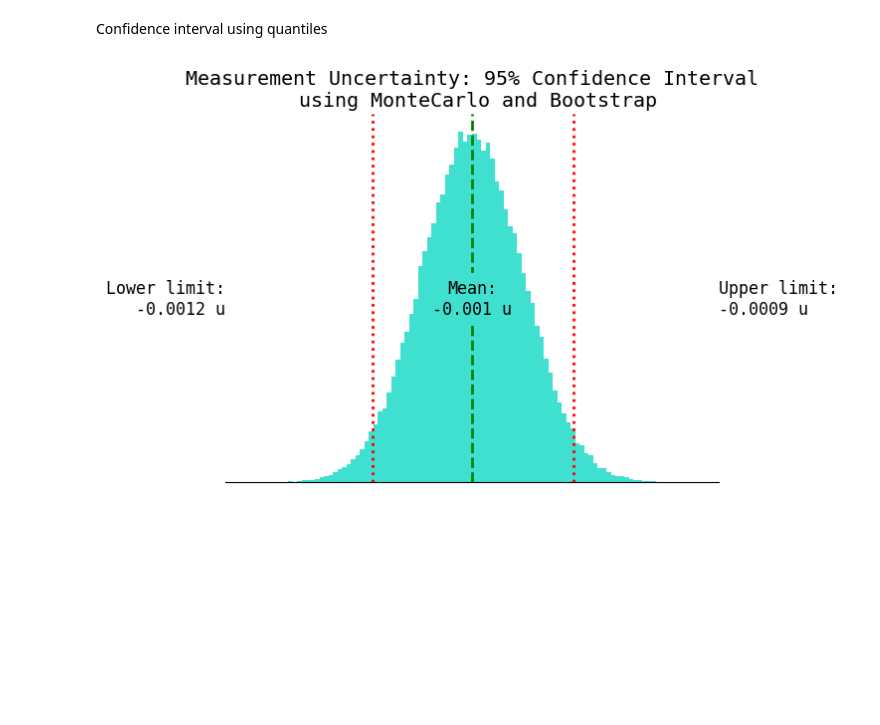
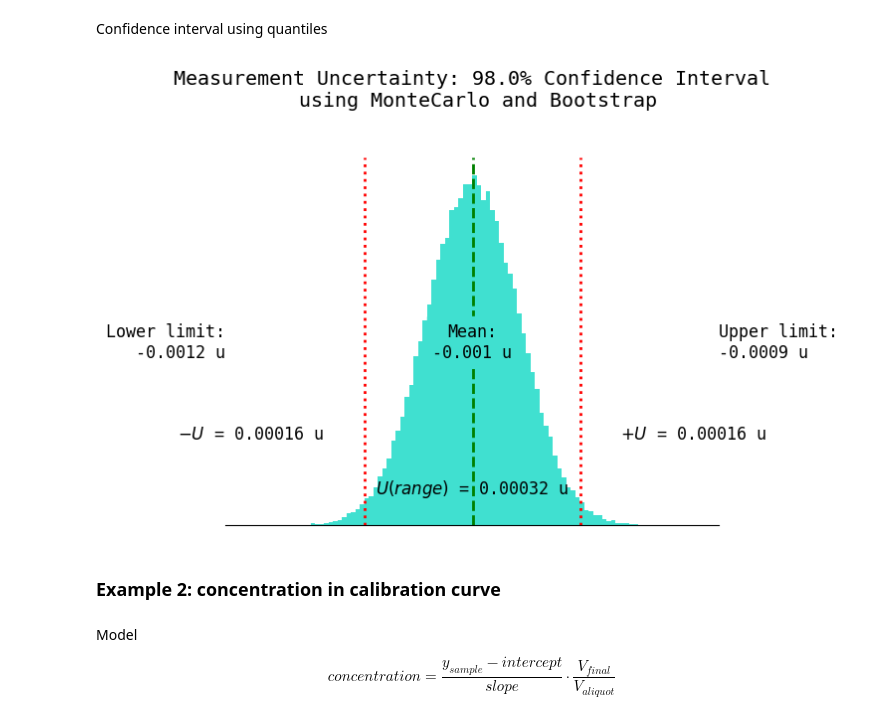
Before and after one commit to JuanMtzQ/Uncertainty_measurement, a Jupyter notebook: uncertainty_calculation.ipynb, the cells around one changed output. Cells and saved outputs as stored; diff of their text form; code cells hidden in the pictures; blank space fills up the shorter version.

Commit message:
code: example no. 2

```diff
--- a/uncertainty_calculation.ipynb
+++ b/uncertainty_calculation.ipynb
@@ -168,5 +170,27 @@ histogram_confidence_interval("E", E, 0.9545, N, bins, 'turquoise')
 # %% [markdown]
 ## Boostraping
+# %%
+def boostrap_confidence_interval(data, sample_size, number_samples, lower_interval, upper_interval, color):
+    samples = np.random.choice(data, size=(sample_size, number_samples), replace=True) # Select random samples from the E data
+    confidence_interval = np.quantile(samples.mean(axis=1), [lower_interval, upper_interval])
+    lower_limit, upper_limit = confidence_interval[0], confidence_interval[1]
+    mean = np.mean(samples.mean(axis=1))
+    plt.hist(samples.mean(axis = 1), bins = 100, color = color)
+    plt.axvline(lower_limit, label = f"Lower limit: {np.round(lower_limit, 4)} u", color = "red", linestyle = ":", linewidth = 2)
+    plt.axvline(upper_limit, label = f"Upper limit: {np.round(upper_limit, 4)} u", color = "red", linestyle = ":", linewidth = 2)
+    plt.axvline(mean, label = f"Mean: {np.round(mean, 4)}", color = "green", linestyle = "--", linewidth = 2)
+    plt.title(f"Measurement Uncertainty: {str((upper_interval - lower_interval) * 100)}% Confidence Interval\n using MonteCarlo and Bootstrap\n\n", fontfamily = 'monospace')
+    plt.xlabel('\nPossible values of data')
+    plt.tick_params(axis='y', labelleft=False)
+    plt.text(x = 0, y = 0.5,  s = f"Lower limit:\n{round(lower_limit, 4)} u", ha = 'right', va = 'center', fontfamily = 'monospace', transform=plt.gca().transAxes)
+    plt.text(x = 0.5, y = 0.5, s = f"Mean:\n{round(mean, 4)} u", ha = 'center', va = 'center', backgroundcolor = color, fontfamily = 'monospace', transform=plt.gca().transAxes)
+    plt.text(x = 1, y = 0.5, s = f"Upper limit:\n{round(upper_limit, 4)} u", ha = 'left', va = 'center', fontfamily = 'monospace', transform=plt.gca().transAxes)
+    plt.text(x = 0.20, y = 0.25, s = f"$-U$ = {round(mean - lower_limit, 5)} u", ha = 'right', va = 'center', fontfamily = 'monospace', transform=plt.gca().transAxes)
+    plt.text(x = 0.80, y = 0.25, s = f"$+U$ = {round(upper_limit - mean, 5)} u", ha = 'left', va = 'center', fontfamily = 'monospace', transform=plt.gca().transAxes)
+    plt.text(x = 0.5, y = 0.1, s = f"$U(range)$ = {round(upper_limit - lower_limit, 5)} u", ha = 'center', va = 'center', fontfamily = 'monospace', transform=plt.gca().transAxes)
+    plt.gca().axes.get_yaxis().set_visible(False)
+    plt.gca().axes.get_xaxis().set_visible(False)
+    plt.show()
 # %% [markdown]
 We can use boostrapping to find the confidence intervals if, in the last step, our data isn't normal
 # %%
@@ -185,16 +204,10 @@ mean = np.mean(samples.mean(axis=1))
-# %%
-plt.hist(samples.mean(axis = 1), bins = 100, color = color)
-plt.axvline(lower_limit, label = f"Lower limit: {np.round(lower_limit, 4)} u", color = "red", linestyle = ":", linewidth = 2)
-plt.axvline(upper_limit, label = f"Upper limit: {np.round(upper_limit, 4)} u", color = "red", linestyle = ":", linewidth = 2)
-plt.axvline(mean, label = f"Mean: {np.round(mean, 4)}", color = "green", linestyle = "--", linewidth = 2)
-plt.title('Measurement Uncertainty: 95% Confidence Interval\n using MonteCarlo and Bootstrap', fontfamily = 'monospace')
-plt.xlabel('\nPossible values of $E$')
-plt.tick_params(axis='y', labelleft=False)
-plt.text(x = 0, y = 0.5,  s = f"Lower limit:\n{round(lower_limit, 4)} u", ha = 'right', va = 'center', fontfamily = 'monospace', transform=plt.gca().transAxes)
-plt.text(x = 0.5, y = 0.5, s = f"Mean:\n{round(mean, 4)} u", ha = 'center', va = 'center', fontfamily = 'monospace', backgroundcolor = color, transform=plt.gca().transAxes)
-plt.text(x = 1, y = 0.5, s = f"Upper limit:\n{round(upper_limit, 4)} u", ha = 'left', va = 'center', fontfamily = 'monospace', transform=plt.gca().transAxes)
-plt.gca().axes.get_yaxis().set_visible(False)
-plt.gca().axes.get_xaxis().set_visible(False)
-plt.show()
-# %% [output]
-[figure, removed]
+# %%
+boostrap_confidence_interval(E, 100_000, 100, 0.01, 0.99, color = 'turquoise')
+# %% [output]
+[figure, added]
+# %% [markdown]
+### Example 2: concentration in calibration curve
+# %% [markdown]
+Model
+
+$$concentration = \frac{y_{sample} - intercept}{slope} \cdot \frac{V_{final}}{V_{aliquot}} $$
```
Also changed, not shown: parts of 18 cells of this notebook.
